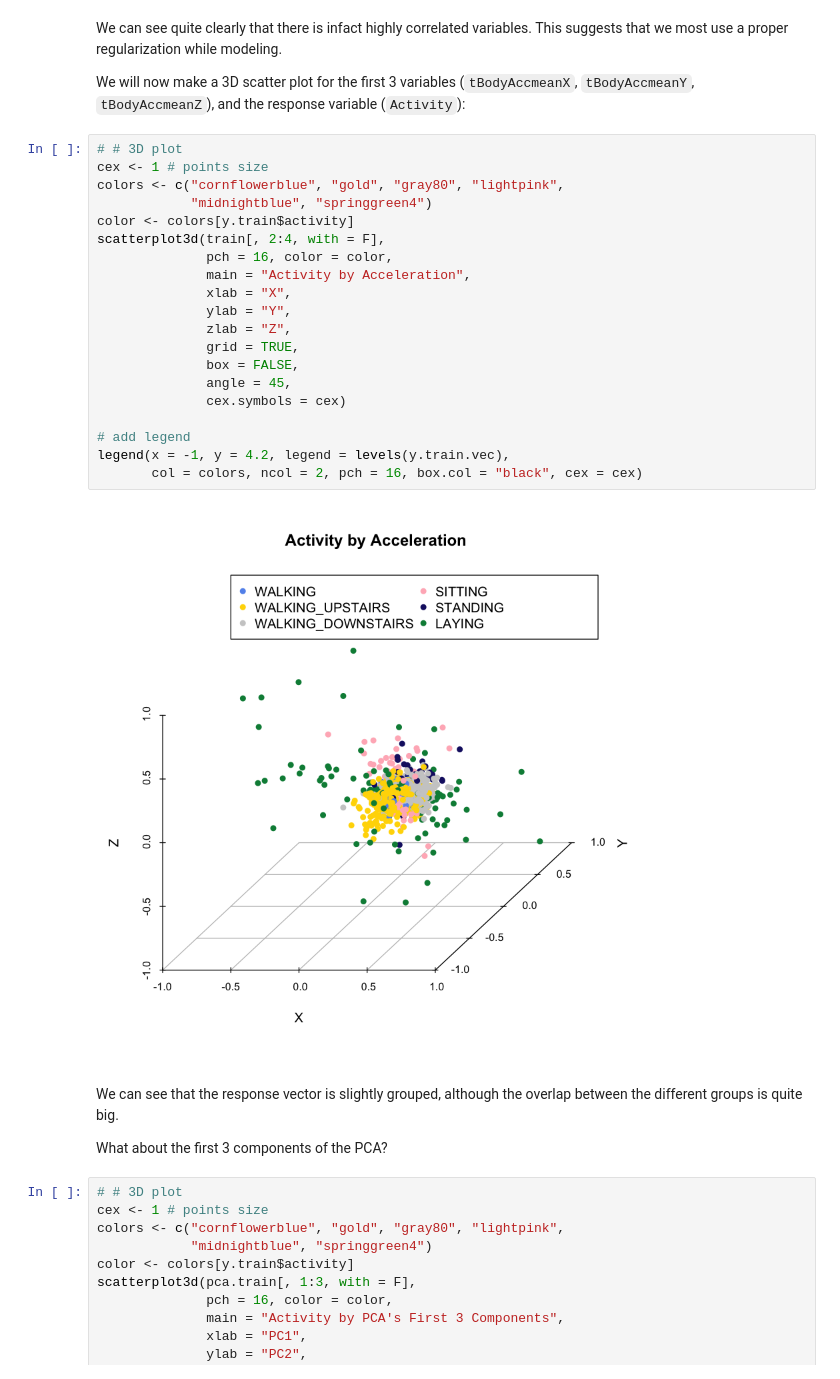
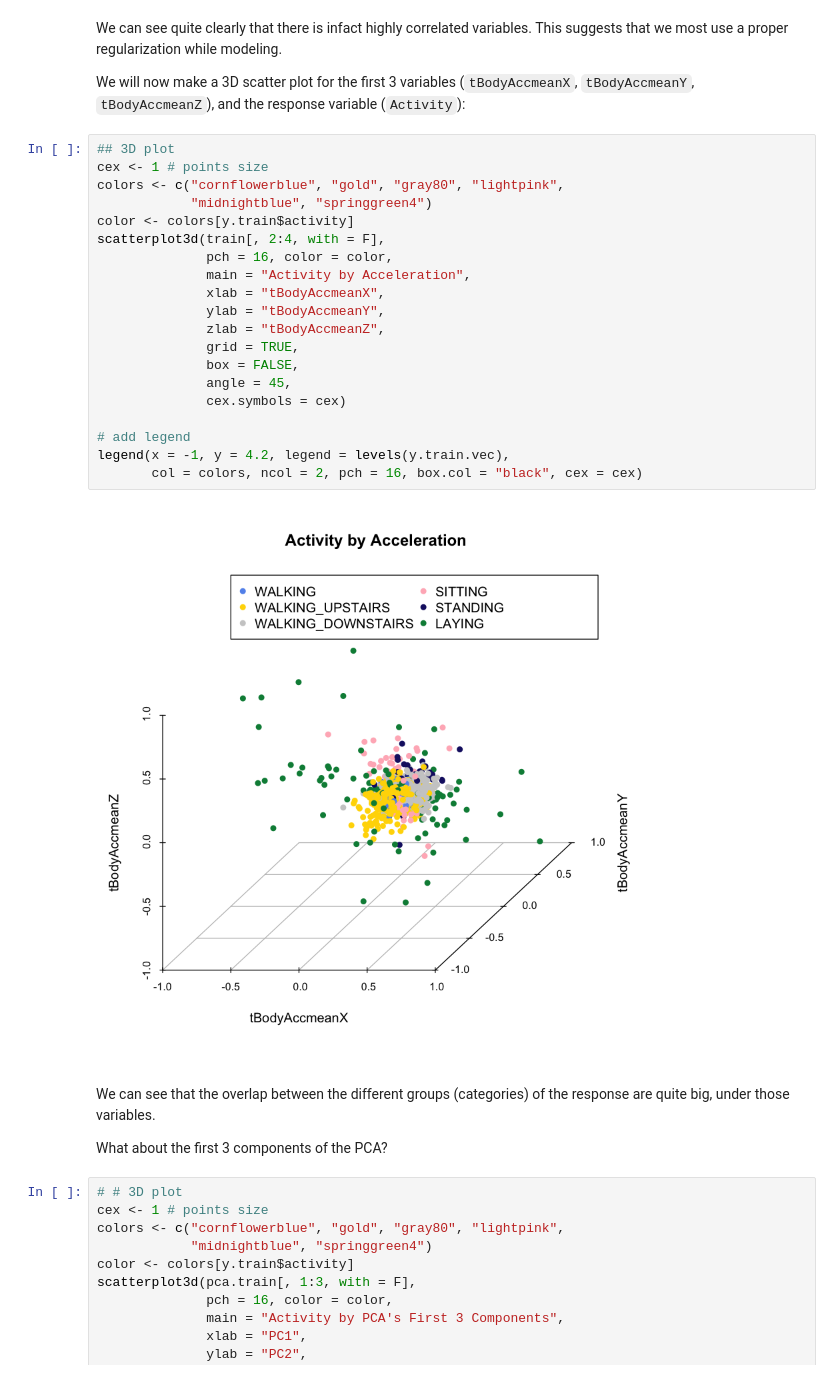
Before and after one commit to AvivNavon/HAR, a Jupyter notebook: HAR_Notebook.ipynb, the cells around one changed output. Drawn from its saved outputs; the diff is of its cells as text.

```diff
--- a/HAR_Notebook.ipynb
+++ b/HAR_Notebook.ipynb
@@ -345,29 +362,29 @@ We can see quite clearly that there is infact highly correlated variables. This
 
 We will now make a 3D scatter plot for the first 3 variables (`tBodyAccmeanX`, `tBodyAccmeanY`, `tBodyAccmeanZ`), and the response variable (`Activity`):
 # %%
-# # 3D plot
+## 3D plot
 cex <- 1 # points size
 colors <- c("cornflowerblue", "gold", "gray80", "lightpink",
             "midnightblue", "springgreen4")
 color <- colors[y.train$activity]
 scatterplot3d(train[, 2:4, with = F],
               pch = 16, color = color,
               main = "Activity by Acceleration",
-              xlab = "X",
-              ylab = "Y",
-              zlab = "Z",
+              xlab = "tBodyAccmeanX",
+              ylab = "tBodyAccmeanY",
+              zlab = "tBodyAccmeanZ",
               grid = TRUE,
               box = FALSE,
               angle = 45,
               cex.symbols = cex)
 
 # add legend
 legend(x = -1, y = 4.2, legend = levels(y.train.vec),
        col = colors, ncol = 2, pch = 16, box.col = "black", cex = cex)
 # %% [output]
-[figure, old version]
+[figure, new version]
 # %% [markdown]
-We can see that the response vector is slightly grouped, although the overlap between the different groups is quite big.
+We can see that the overlap between the different groups (categories) of the response are quite big, under those variables.
 
 What about the first 3 components of the PCA?
 # %%
```
Also changed, not shown: parts of 29 cells of this notebook.
